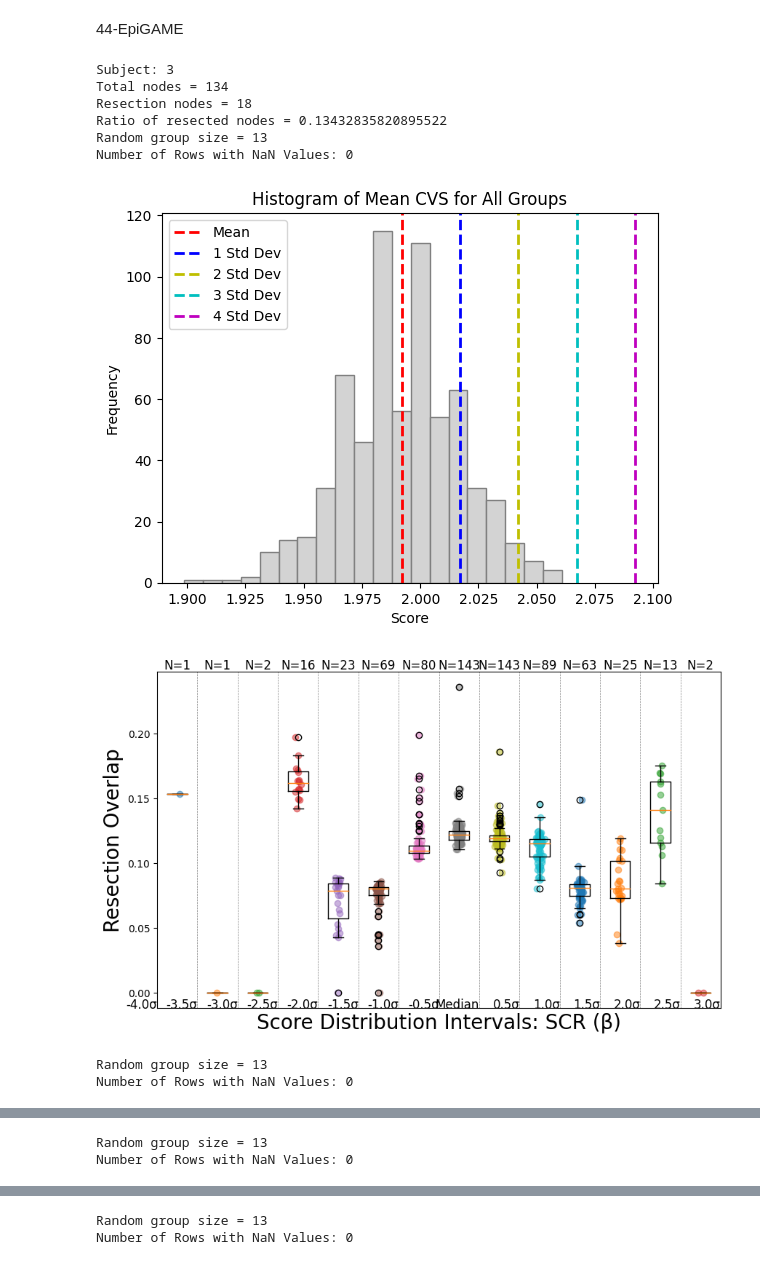
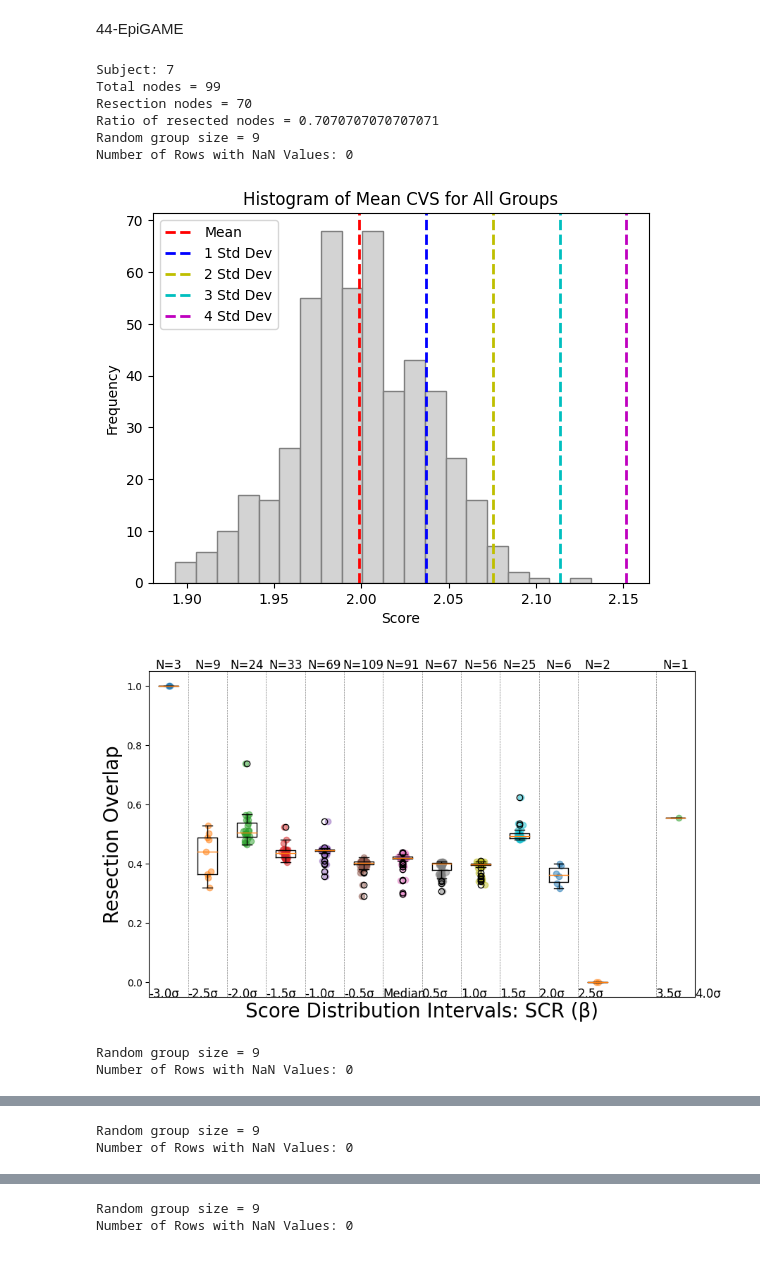
Before and after one commit to ivkarla/epigame, a Jupyter notebook: notebooks/cvs_histogram_all_cm_plots_preseizure1_resection_overlap.ipynb, the cells around one changed output, grey strips where cells are left out. Drawn from its saved outputs; the diff is of its cells as text; code cells hidden in the pictures.

```diff
--- a/notebooks/cvs_histogram_all_cm_plots_preseizure1_resection_overlap.ipynb
+++ b/notebooks/cvs_histogram_all_cm_plots_preseizure1_resection_overlap.ipynb
@@ -198,7 +198,7 @@ from scipy import stats
 random_seed = 42
 np.random.seed(random_seed)
 
-for sub in [3]:
+for sub in [7]:
 
     print(f"Subject: {sub}")
     all_nodes = NODES[str(sub)]
@@ -327,40 +327,40 @@ for sub in [3]:
       if all(all_zeros): print("All lists contain only zeros")
 
       else:
         # Plot overlap percentages across score ranges
         plt.figure(figsize=(10, 6))
         plt.boxplot(all_group_overlaps, labels=x_values, positions=x_values, showfliers=True)
 
         # Add the scatter plot
         for i, x in enumerate(x_values):
             y = all_group_overlaps[i]
             x_coords = np.random.normal(x, 0.04, size=len(y))  # Set x-coordinates to position on the x-axis
             plt.scatter(x_coords, y, marker='o', alpha=0.5, label=x)
             # Annotate the number of samples next to each boxplot
             plt.text(x, plt.ylim()[1], f'N={len(y)}', ha='center', va='bottom', size='large')
 
         plt.ylabel('Resection Overlap', size=20)
         plt.xlabel(f'Score Distribution Intervals: {substitute_cm(substitute_bands(measure))}', size=20)
 
         # Set custom x-axis ticks at points between the ranges
         plt.xticks(x_values)
         # Add vertical lines for median and each standard deviation
         borders = x_values+[x_values[-1]+1]
         for k in [int(x-0.5) for x in borders]:
             label = 'Median' if k == 0 else f'{k/2}σ'
             plt.axvline(x=k, color='gray', linestyle='--', linewidth=0.5)
-            plt.text(k, plt.ylim()[0], label, horizontalalignment='right', size='large')
+            plt.text(k, plt.ylim()[0], label, horizontalalignment='left', size='large')
 
         plt.xticks([])  # Remove x-axis ticks
         plt.show()
 # %% [output]
-Subject: 3
-Total nodes = 134
-Resection nodes = 18
-Ratio of resected nodes = 0.13432835820895522
-Random group size = 13
+Subject: 7
+Total nodes = 99
+Resection nodes = 70
+Ratio of resected nodes = 0.7070707070707071
+Random group size = 9
 Number of Rows with NaN Values: 0
-[figure, old version]
+[figure, new version]
-[figure, old version]
+[figure, new version]
-Random group size = 13
+Random group size = 9
 Number of Rows with NaN Values: 0
@@ -369,2 +369,2 @@ Number of Rows with NaN Values: 0
-Random group size = 13
+Random group size = 9
 Number of Rows with NaN Values: 0
@@ -373,2 +373,2 @@ Number of Rows with NaN Values: 0
-Random group size = 13
+Random group size = 9
 Number of Rows with NaN Values: 0
```
Also changed, not shown: parts of 1 cell of this notebook.
